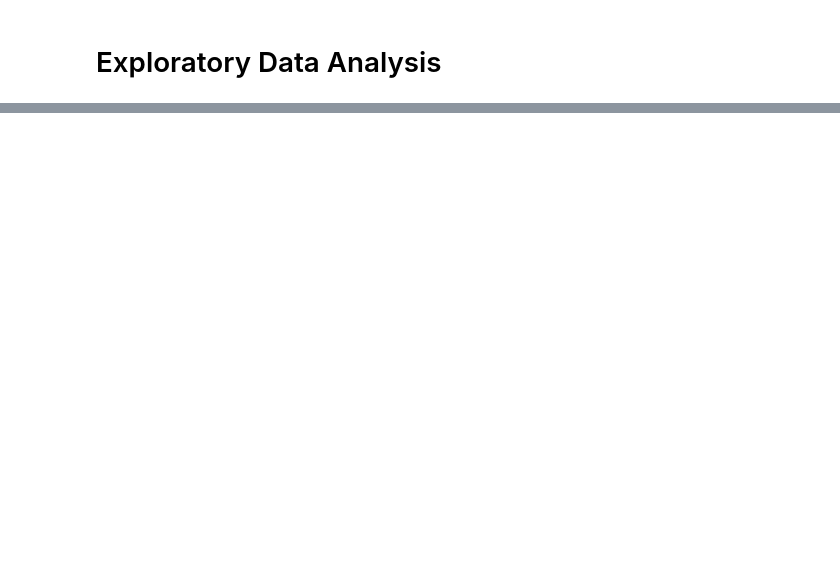
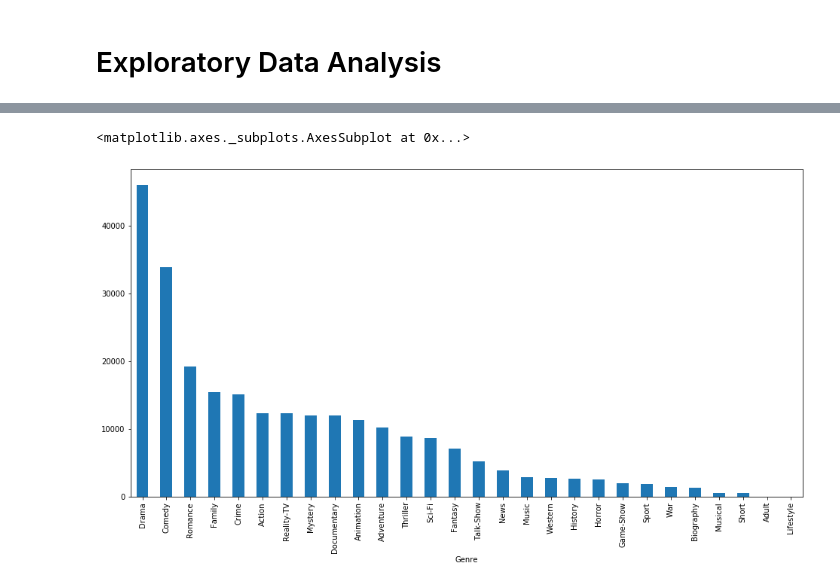
Before and after one commit to wonch002/Movie-Genre-Prediction, a Jupyter notebook: notebooks/Predicting_Movie_Genre.ipynb, the cells around one changed output, grey strips where cells are left out. Drawn from its saved outputs; the diff is of its cells as text; code cells hidden in the pictures; blank space fills up the shorter version.

```diff
--- a/notebooks/Predicting_Movie_Genre.ipynb
+++ b/notebooks/Predicting_Movie_Genre.ipynb
@@ -115,7 +118,7 @@ import pandas as pd
 import numpy as np
 pd.set_option('display.max_columns', None)
 # %%
-path_to_data = "../data/imdbmovies/movies_genres.csv"
+path_to_data = "../data/movies_genres.csv"
 movies = pd.read_csv(path_to_data, delimiter='\t')
 # %%
 movies.head(3)
@@ -128,0 +198,9 @@ movies.head(3)
+# %%
+print("Count of each movie:\n")
+movie_counts = []
+for col in movies.columns[2:]:
+    movie_counts += [(col, movies[col].sum())]
+movie_counts_df = pd.DataFrame(movie_counts, columns = ["Genre", "Count"])
+
+movie_counts_df = movie_counts_df.sort_values('Count', ascending=False)
+movie_counts_df
@@ -128,0 +226,5 @@ movies.head(3)
+# %%
+movie_counts_df.plot(x='Genre', y='Count', kind='bar', legend=False, figsize= (16,8))
+# %% [output]
+<matplotlib.axes._subplots.AxesSubplot at 0x...>
+[figure, added]
```
Also changed, not shown: parts of 36 cells of this notebook.
